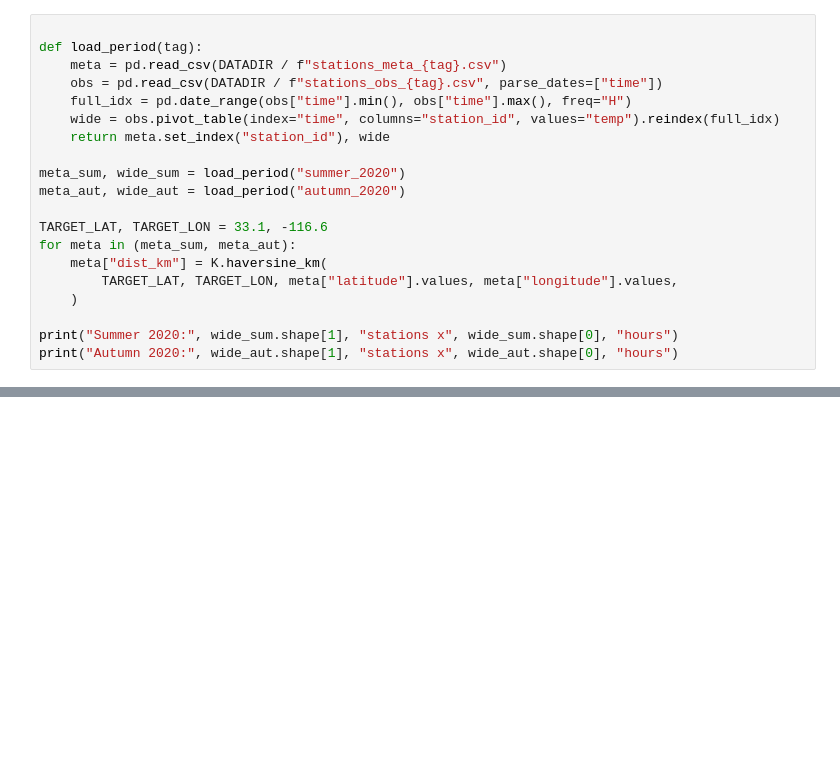
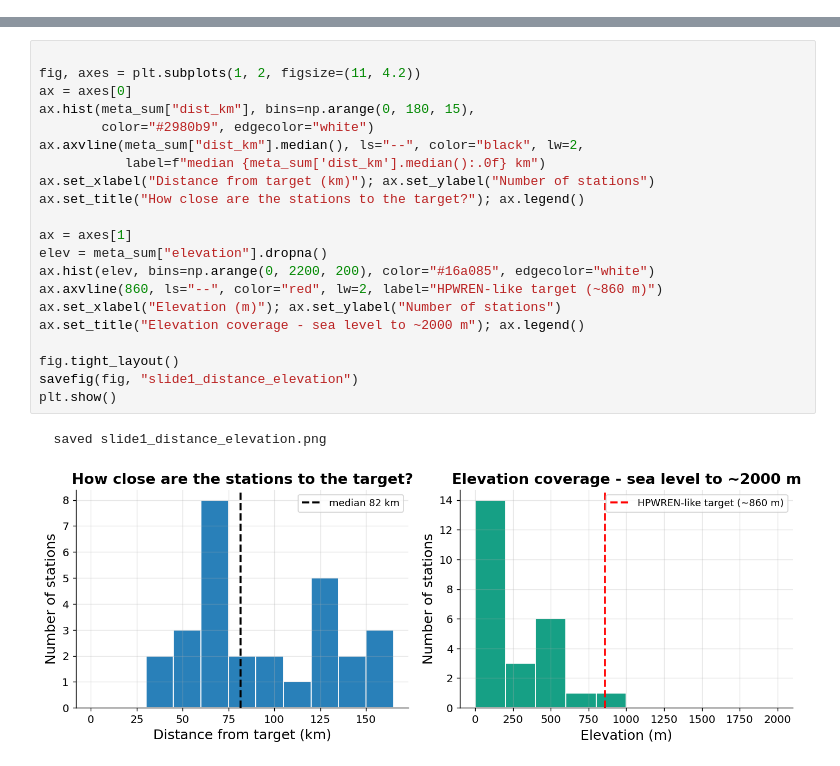
Before and after one commit to mkizilov/stat654-kriging-project, a Jupyter notebook: presentation.ipynb, the cells around one changed output, grey strips where cells are left out. Drawn from its saved outputs; the diff is of its cells as text; blank space fills up the shorter version.

```diff
--- a/presentation.ipynb
+++ b/presentation.ipynb
@@ -54,20 +0,0 @@ def savefig(fig, name):
-# %%
-
-def load_period(tag):
-    meta = pd.read_csv(DATADIR / f"stations_meta_{tag}.csv")
-    obs = pd.read_csv(DATADIR / f"stations_obs_{tag}.csv", parse_dates=["time"])
-    full_idx = pd.date_range(obs["time"].min(), obs["time"].max(), freq="H")
-    wide = obs.pivot_table(index="time", columns="station_id", values="temp").reindex(full_idx)
-    return meta.set_index("station_id"), wide
-
-meta_sum, wide_sum = load_period("summer_2020")
-meta_aut, wide_aut = load_period("autumn_2020")
-
-TARGET_LAT, TARGET_LON = 33.1, -116.6
-for meta in (meta_sum, meta_aut):
-    meta["dist_km"] = K.haversine_km(
-        TARGET_LAT, TARGET_LON, meta["latitude"].values, meta["longitude"].values,
-    )
-
-print("Summer 2020:", wide_sum.shape[1], "stations x", wide_sum.shape[0], "hours")
-print("Autumn 2020:", wide_aut.shape[1], "stations x", wide_aut.shape[0], "hours")
@@ -650,0 +108,24 @@ plt.show()
+# %%
+
+fig, axes = plt.subplots(1, 2, figsize=(11, 4.2))
+ax = axes[0]
+ax.hist(meta_sum["dist_km"], bins=np.arange(0, 180, 15),
+        color="#2980b9", edgecolor="white")
+ax.axvline(meta_sum["dist_km"].median(), ls="--", color="black", lw=2,
+           label=f"median {meta_sum['dist_km'].median():.0f} km")
+ax.set_xlabel("Distance from target (km)"); ax.set_ylabel("Number of stations")
+ax.set_title("How close are the stations to the target?"); ax.legend()
+
+ax = axes[1]
+elev = meta_sum["elevation"].dropna()
+ax.hist(elev, bins=np.arange(0, 2200, 200), color="#16a085", edgecolor="white")
+ax.axvline(860, ls="--", color="red", lw=2, label="HPWREN-like target (~860 m)")
+ax.set_xlabel("Elevation (m)"); ax.set_ylabel("Number of stations")
+ax.set_title("Elevation coverage - sea level to ~2000 m"); ax.legend()
+
+fig.tight_layout()
+savefig(fig, "slide1_distance_elevation")
+plt.show()
+# %% [output]
+  saved slide1_distance_elevation.png
+[figure, added]
```
Also changed, not shown: parts of 39 cells of this notebook, 13 other files.
